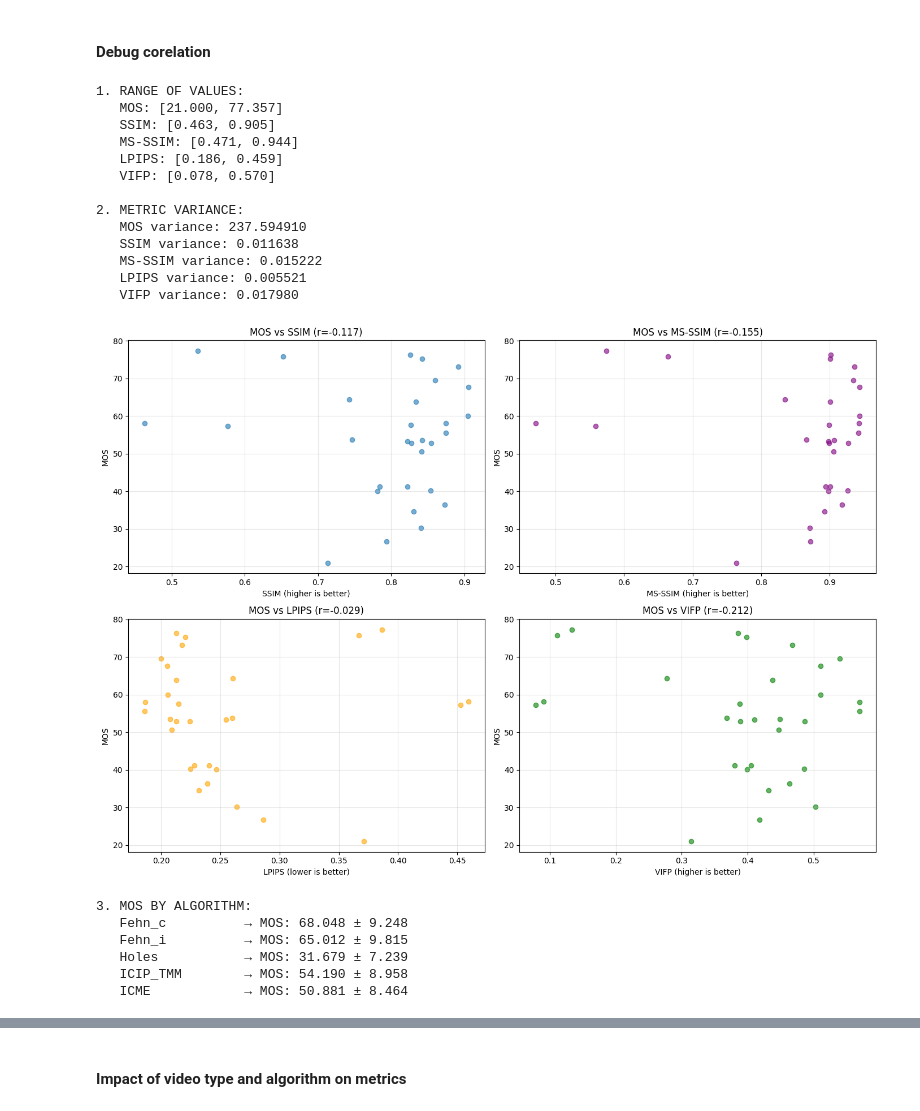
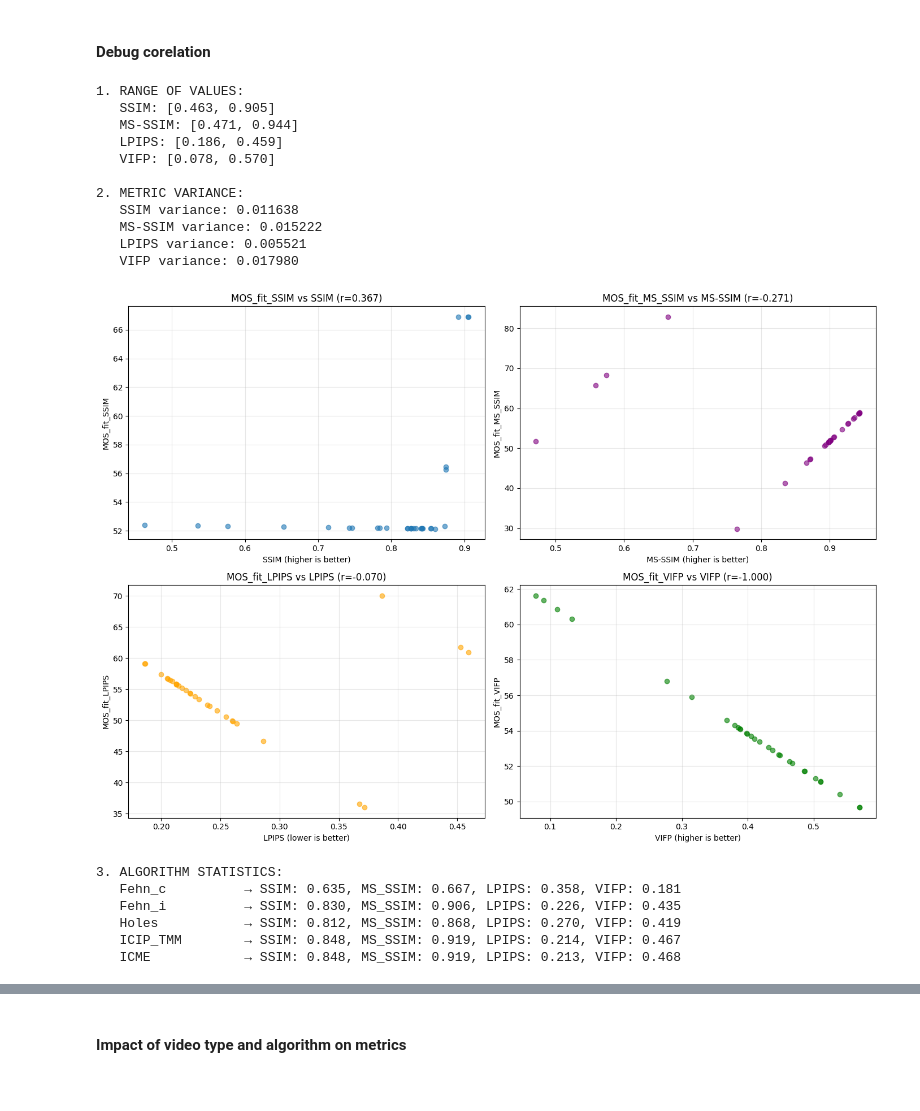
Before and after one commit to marrryzebwjq/Quality-of-Experience, a Jupyter notebook: samviq_analysis.ipynb, the cells around one changed output, grey strips where cells are left out. Cells and saved outputs as stored; diff of their text form; code cells hidden in the pictures.

```diff
--- a/samviq_analysis.ipynb
+++ b/samviq_analysis.ipynb
@@ -1076,7 +1076,7 @@ max     0.905453   0.459372   0.570215   0.943711  77.357143
 results = {}
 metrics_to_analyze = ['SSIM', 'MS_SSIM', 'LPIPS', 'VIFP']
 
-# add fit_mos in df_metrics["MOS_fit"]
+# add fit_mos in df_metrics["MOS_fit_<metric>"]
 
 for metric in metrics_to_analyze:
     valid_data = df_metrics[[metric, 'MOS']].dropna()
@@ -1090,7 +1090,7 @@ for metric in metrics_to_analyze:
         valid_data['MOS'].values
     )
 
-    df_metrics.loc[valid_data.index, 'MOS_fit'] = fit_mos
+    df_metrics.loc[valid_data.index, f'MOS_fit_{metric}'] = fit_mos
 
     results[metric] = {
         'pearson_fitted': cc,
@@ -1157,14 +1219,12 @@ Name: MOS, dtype: float64
 # %%
 
 print("\n1. RANGE OF VALUES:")
-print(f"   MOS: [{df_metrics['MOS'].min():.3f}, {df_metrics['MOS'].max():.3f}]")
 print(f"   SSIM: [{df_metrics['SSIM'].min():.3f}, {df_metrics['SSIM'].max():.3f}]")
 print(f"   MS-SSIM: [{df_metrics['MS_SSIM'].min():.3f}, {df_metrics['MS_SSIM'].max():.3f}]")
 print(f"   LPIPS: [{df_metrics['LPIPS'].min():.3f}, {df_metrics['LPIPS'].max():.3f}]")
 print(f"   VIFP: [{df_metrics['VIFP'].min():.3f}, {df_metrics['VIFP'].max():.3f}]")
 
 print("\n2. METRIC VARIANCE:")
-print(f"   MOS variance: {df_metrics['MOS'].var():.6f}")
 print(f"   SSIM variance: {df_metrics['SSIM'].var():.6f}")
 print(f"   MS-SSIM variance: {df_metrics['MS_SSIM'].var():.6f}")
 print(f"   LPIPS variance: {df_metrics['LPIPS'].var():.6f}")
@@ -1172,62 +1232,60 @@ print(f"   VIFP variance: {df_metrics['VIFP'].var():.6f}")
 
 fig, axes = plt.subplots(2, 2, figsize=(14, 10))
 
-# MOS vs SSIM
-axes[0, 0].scatter(df_metrics['SSIM'], df_metrics['MOS'], alpha=0.6)
+# SSIM vs MOS_fit_SSIM
+axes[0, 0].scatter(df_metrics['SSIM'], df_metrics['MOS_fit_SSIM'], alpha=0.6)
 axes[0, 0].set_xlabel('SSIM (higher is better)')
-axes[0, 0].set_ylabel('MOS')
-axes[0, 0].set_title(f'MOS vs SSIM (r={df_metrics[["SSIM", "MOS"]].corr().iloc[0,1]:.3f})')
+axes[0, 0].set_ylabel('MOS_fit_SSIM')
+axes[0, 0].set_title(f'MOS_fit_SSIM vs SSIM (r={df_metrics[["SSIM", "MOS_fit_SSIM"]].corr().iloc[0,1]:.3f})')
 axes[0, 0].grid(alpha=0.3)
 
-# MOS vs MS-SSIM
-axes[0, 1].scatter(df_metrics['MS_SSIM'], df_metrics['MOS'], alpha=0.6, color='purple')
+# MS_SSIM vs MOS_fit_MS_SSIM
+axes[0, 1].scatter(df_metrics['MS_SSIM'], df_metrics['MOS_fit_MS_SSIM'], alpha=0.6, color='purple')
 axes[0, 1].set_xlabel('MS-SSIM (higher is better)')
-axes[0, 1].set_ylabel('MOS')
-axes[0, 1].set_title(f'MOS vs MS-SSIM (r={df_metrics[["MS_SSIM", "MOS"]].corr().iloc[0,1]:.3f})')
+axes[0, 1].set_ylabel('MOS_fit_MS_SSIM')
+axes[0, 1].set_title(f'MOS_fit_MS_SSIM vs MS-SSIM (r={df_metrics[["MS_SSIM", "MOS_fit_MS_SSIM"]].corr().iloc[0,1]:.3f})')
 axes[0, 1].grid(alpha=0.3)
 
-# MOS vs LPIPS
-axes[1, 0].scatter(df_metrics['LPIPS'], df_metrics['MOS'], alpha=0.6, color='orange')
+# LPIPS vs MOS_fit_LPIPS
+axes[1, 0].scatter(df_metrics['LPIPS'], df_metrics['MOS_fit_LPIPS'], alpha=0.6, color='orange')
 axes[1, 0].set_xlabel('LPIPS (lower is better)')
-axes[1, 0].set_ylabel('MOS')
-axes[1, 0].set_title(f'MOS vs LPIPS (r={df_metrics[["LPIPS", "MOS"]].corr().iloc[0,1]:.3f})')
+axes[1, 0].set_ylabel('MOS_fit_LPIPS')
+axes[1, 0].set_title(f'MOS_fit_LPIPS vs LPIPS (r={df_metrics[["LPIPS", "MOS_fit_LPIPS"]].corr().iloc[0,1]:.3f})')
 axes[1, 0].grid(alpha=0.3)
 
-# MOS vs VIFP
-axes[1, 1].scatter(df_metrics['VIFP'], df_metrics['MOS'], alpha=0.6, color='green')
+# VIFP vs MOS_fit_VIFP
+axes[1, 1].scatter(df_metrics['VIFP'], df_metrics['MOS_fit_VIFP'], alpha=0.6, color='green')
 axes[1, 1].set_xlabel('VIFP (higher is better)')
-axes[1, 1].set_ylabel('MOS')
-axes[1, 1].set_title(f'MOS vs VIFP (r={df_metrics[["VIFP", "MOS"]].corr().iloc[0,1]:.3f})')
+axes[1, 1].set_ylabel('MOS_fit_VIFP')
+axes[1, 1].set_title(f'MOS_fit_VIFP vs VIFP (r={df_metrics[["VIFP", "MOS_fit_VIFP"]].corr().iloc[0,1]:.3f})')
 axes[1, 1].grid(alpha=0.3)
 
 plt.tight_layout()
 plt.show()
 
-print("\n3. MOS BY ALGORITHM:")
+print("\n3. ALGORITHM STATISTICS:")
 for algo in sorted(df_metrics['condition'].unique()):
     subset = df_metrics[df_metrics['condition'] == algo]
-    print(f"   {algo:15} → MOS: {subset['MOS'].mean():.3f} ± {subset['MOS'].std():.3f}")
+    print(f"   {algo:15} → SSIM: {subset['SSIM'].mean():.3f}, MS_SSIM: {subset['MS_SSIM'].mean():.3f}, LPIPS: {subset['LPIPS'].mean():.3f}, VIFP: {subset['VIFP'].mean():.3f}")
 # %% [output]
 1. RANGE OF VALUES:
-   MOS: [21.000, 77.357]
    SSIM: [0.463, 0.905]
    MS-SSIM: [0.471, 0.944]
    LPIPS: [0.186, 0.459]
    VIFP: [0.078, 0.570]
 
 2. METRIC VARIANCE:
-   MOS variance: 237.594910
    SSIM variance: 0.011638
    MS-SSIM variance: 0.015222
    LPIPS variance: 0.005521
    VIFP variance: 0.017980
-[figure, old version]
+[figure, new version]
-3. MOS BY ALGORITHM:
-   Fehn_c          → MOS: 68.048 ± 9.248
-   Fehn_i          → MOS: 65.012 ± 9.815
-   Holes           → MOS: 31.679 ± 7.239
-   ICIP_TMM        → MOS: 54.190 ± 8.958
-   ICME            → MOS: 50.881 ± 8.464
+3. ALGORITHM STATISTICS:
+   Fehn_c          → SSIM: 0.635, MS_SSIM: 0.667, LPIPS: 0.358, VIFP: 0.181
+   Fehn_i          → SSIM: 0.830, MS_SSIM: 0.906, LPIPS: 0.226, VIFP: 0.435
+   Holes           → SSIM: 0.812, MS_SSIM: 0.868, LPIPS: 0.270, VIFP: 0.419
+   ICIP_TMM        → SSIM: 0.848, MS_SSIM: 0.919, LPIPS: 0.214, VIFP: 0.467
+   ICME            → SSIM: 0.848, MS_SSIM: 0.919, LPIPS: 0.213, VIFP: 0.468
 # %%
 fig, axes = plt.subplots(1, 4, figsize=(18, 5))
 
```
Also changed, not shown: parts of 2 cells of this notebook.
